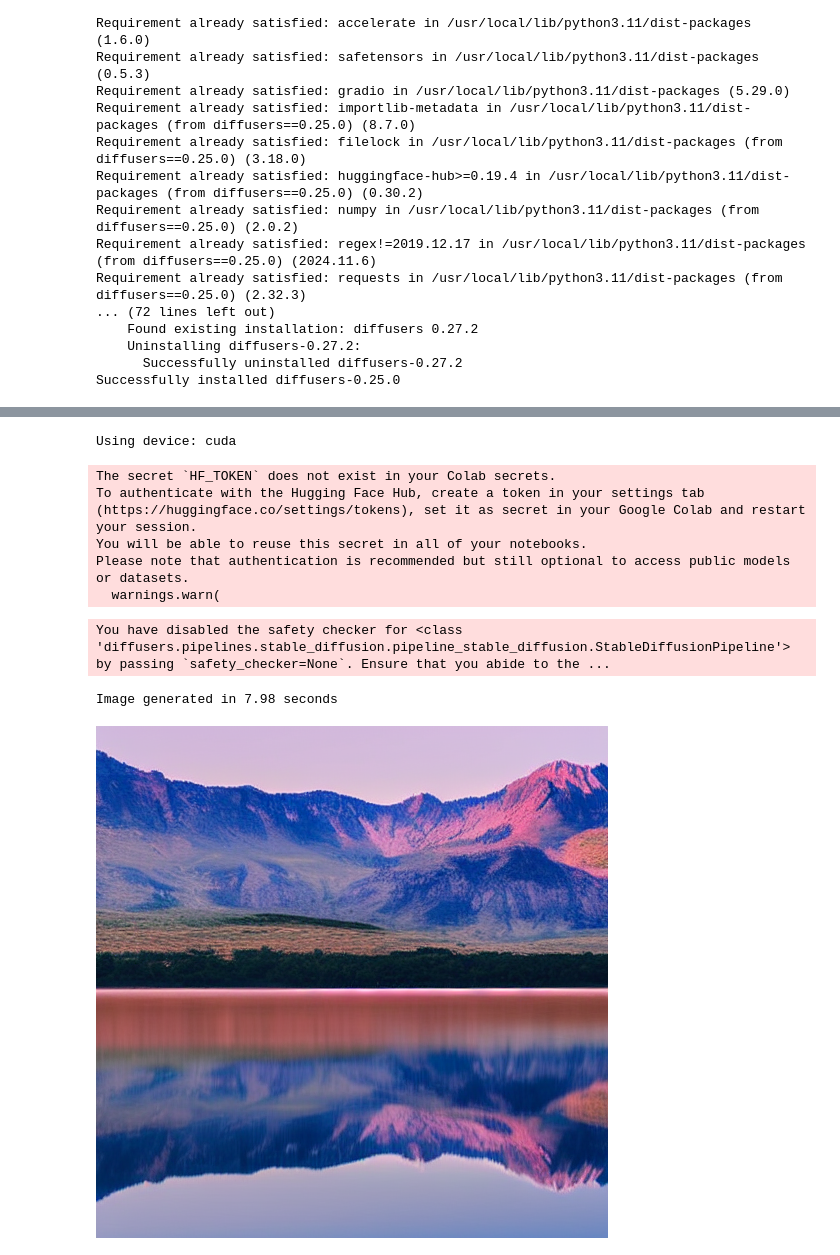
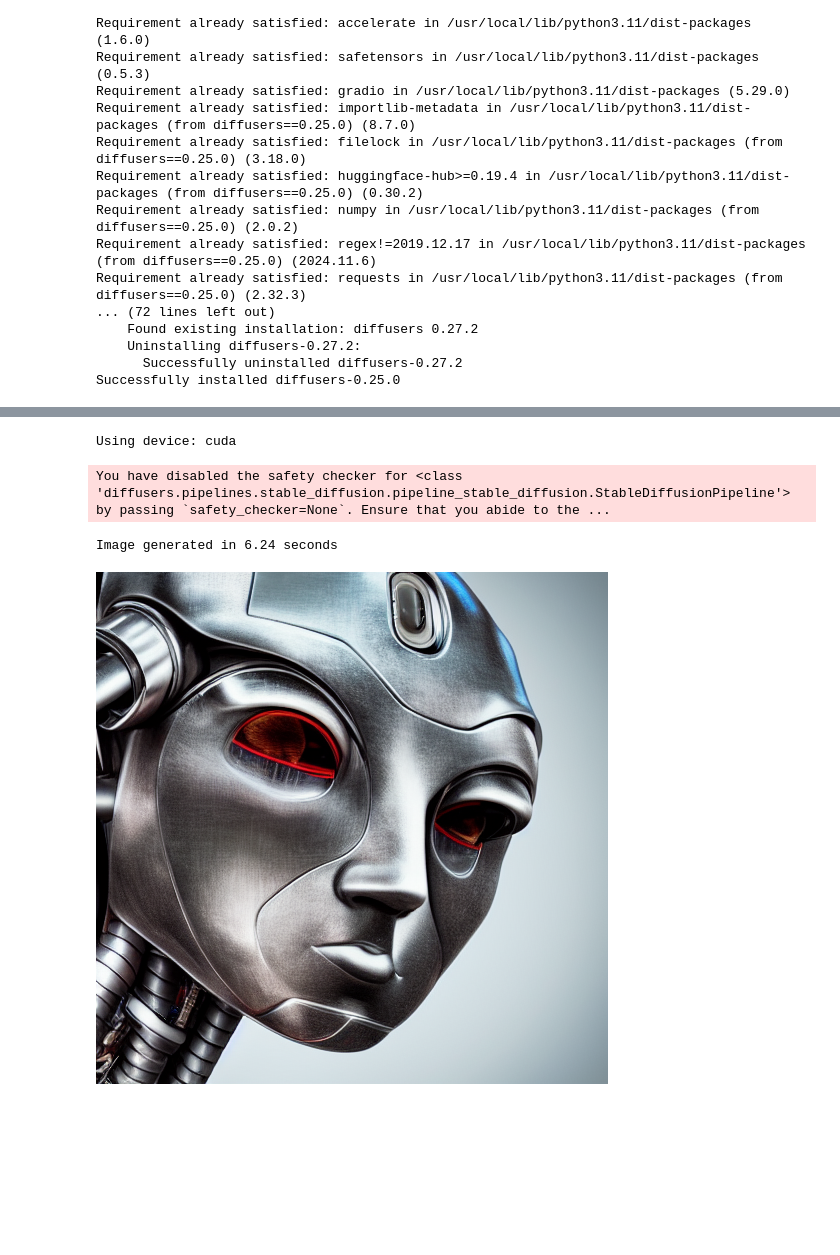
Before and after one commit to HimanshuRajput013/Text-to-Image-Generator-with-Stable-Diffusion, a Jupyter notebook: Text_to_image_.ipynb, the cells around one changed output, grey strips where cells are left out. Cells and saved outputs as stored; diff of their text form; code cells hidden in the pictures; blank space fills up the shorter version.

```diff
--- a/Text_to_image_.ipynb
+++ b/Text_to_image_.ipynb
@@ -93,22 +113,19 @@ class TextToImageGenerator:
         print(f"Image saved to {output_path}")
 
         return output_path
-# %%
-# Test the generator with a simple prompt
-generator = TextToImageGenerator()
-test_prompt = "A serene landscape with mountains,sun reflected in a calm lake at sunset"
-test_image = generator.generate_image(test_prompt)
-display(test_image)  # Display the image directly in the notebook
-# %% [output]
-Using device: cuda
-The secret `HF_TOKEN` does not exist in your Colab secrets.
-To authenticate with the Hugging Face Hub, create a token in your settings tab (https://huggingface.co/settings/tokens), set it as secret in your Google Colab and restart your session.
-You will be able to reuse this secret in all of your notebooks.
-Please note that authentication is recommended but still optional to access public models or datasets.
-  warnings.warn(
-You have disabled the safety checker for <class 'diffusers.pipelines.stable_diffusion.pipeline_stable_diffusion.StableDiffusionPipeline'> by passing `safety_checker=None`. Ensure that you abide to the ...
-Image generated in 7.98 seconds
-[figure, removed]
+# %%
+# Test the generator with a simple prompt
+generator = TextToImageGenerator()
+# %% [output]
+Using device: cuda
+You have disabled the safety checker for <class 'diffusers.pipelines.stable_diffusion.pipeline_stable_diffusion.StableDiffusionPipeline'> by passing `safety_checker=None`. Ensure that you abide to the ...
+# %%
+test_prompt = "A photorealistic portrait of a futuristic robot with detailed mechanical features"
+test_image = generator.generate_image(test_prompt)
+display(test_image)
+# %% [output]
+Image generated in 6.24 seconds
+[figure, added]
 # %%
 # %%
 import gradio as gr
```
Also changed, not shown: parts of 3 cells of this notebook.
